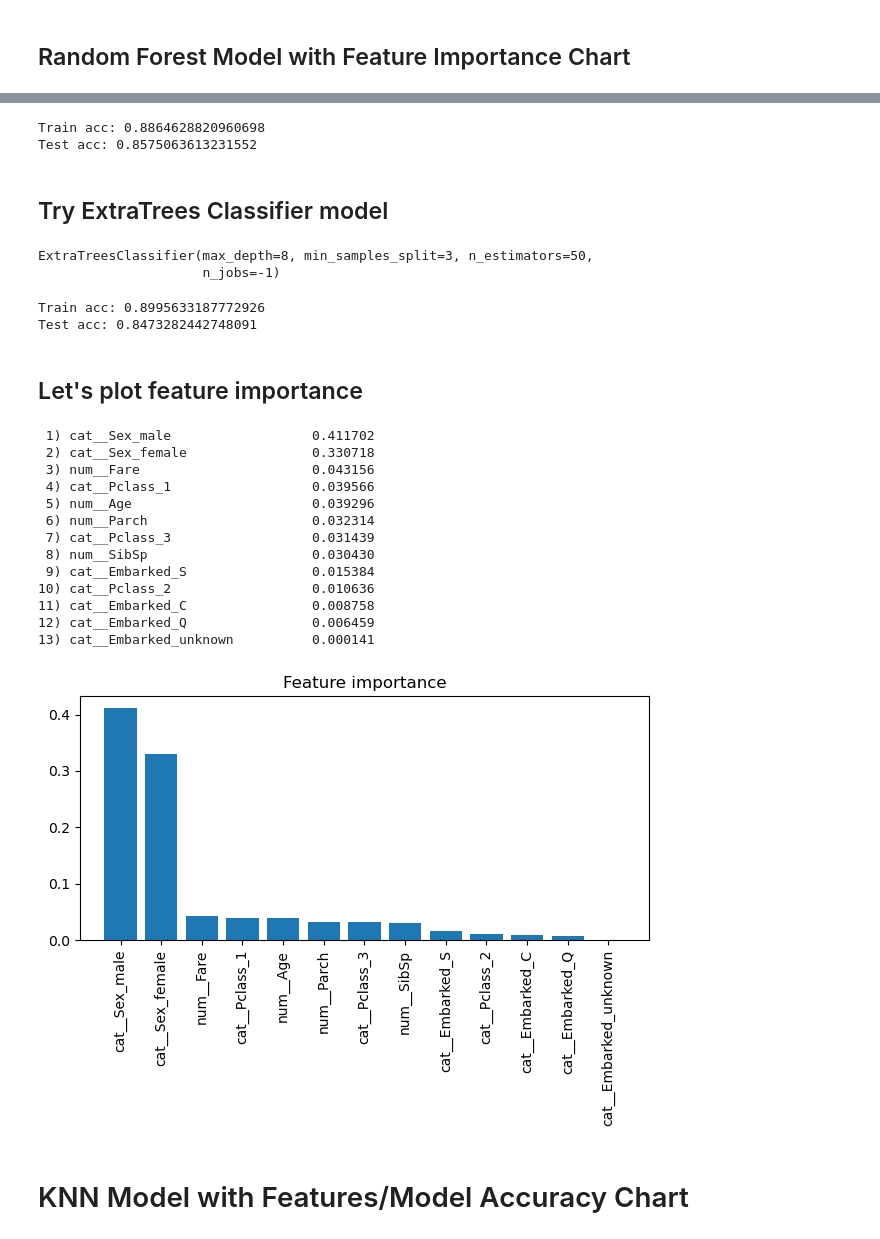
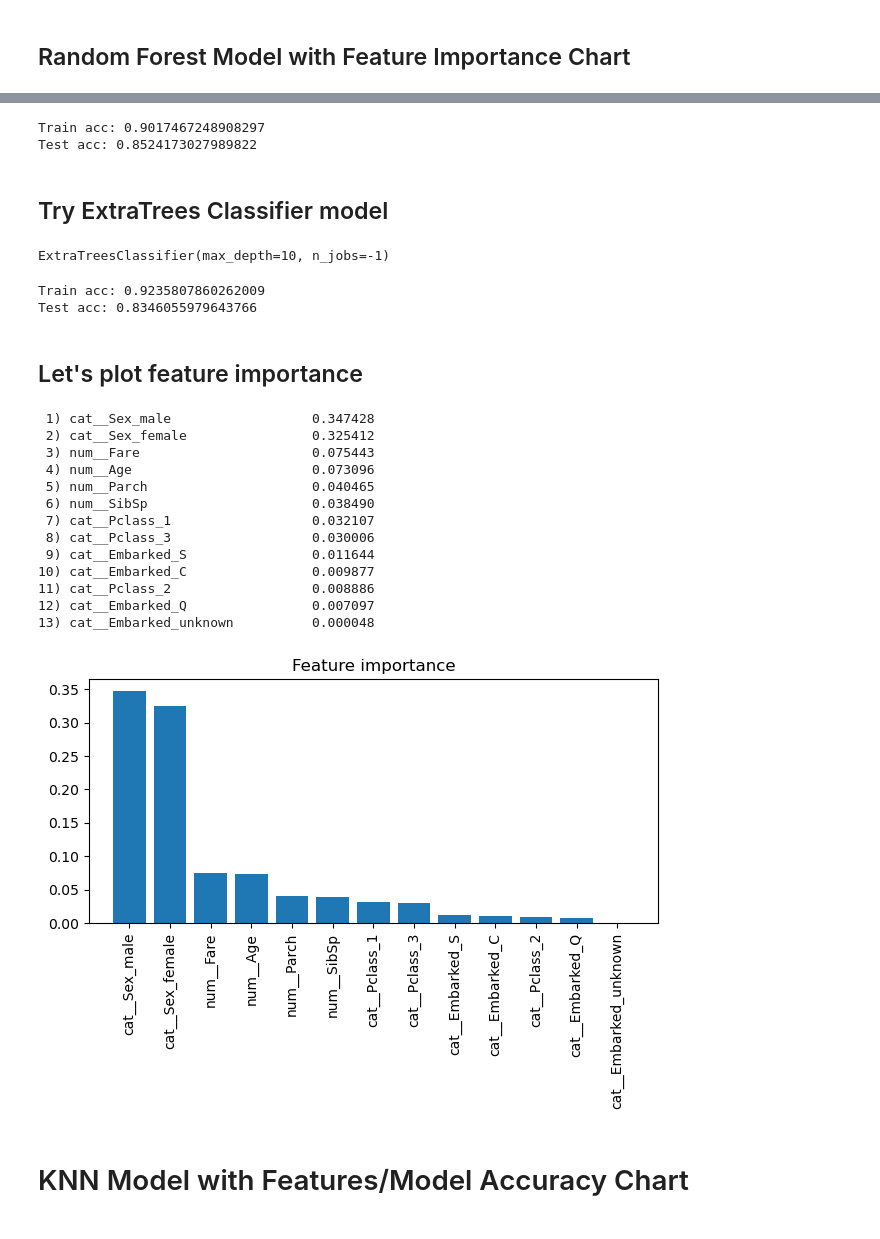
Before and after one commit to ChadUSF/DSDP, a Jupyter notebook: Titanic/Titanic.ipynb, the cells around one changed output, grey strips where cells are left out. Drawn from its saved outputs; the diff is of its cells as text; code cells hidden in the pictures.

```diff
--- a/Titanic/Titanic.ipynb
+++ b/Titanic/Titanic.ipynb
@@ -326,7 +338,7 @@ import matplotlib.pyplot as plt
 
 feat_labels = train_x2.columns
 
-rnd_clf = RandomForestClassifier(n_estimators=73, max_depth=6, min_samples_split=3, n_jobs=-1)
+rnd_clf = RandomForestClassifier(n_estimators=50, max_depth=7, min_samples_split=3, n_jobs=-1)
 
 rnd_clf.fit(train_x2, train_y)
 
@@ -374,19 +386,18 @@ test_y_pred = rnd_clf.predict(test_x)
 test_acc = accuracy_score(test_y, test_y_pred)
 print('Test acc: {}' .format(test_acc))
 # %% [output]
-Train acc: 0.8864628820960698
-Test acc: 0.8575063613231552
+Train acc: 0.9017467248908297
+Test acc: 0.8524173027989822
 # %% [markdown]
 ## Try ExtraTrees Classifier model
 # %%
 from sklearn.ensemble import ExtraTreesClassifier
 
-ETC = ExtraTreesClassifier(n_estimators=50, max_depth=8, min_samples_split=3, n_jobs=-1)
-
+#ETC = ExtraTreesClassifier(n_estimators=50, max_depth=8, min_samples_split=3, n_jobs=-1)
+ETC = ExtraTreesClassifier(n_estimators=100, max_depth=10, min_samples_split=2, n_jobs=-1)
 ETC.fit(train_x, train_y)
 # %% [output]
-ExtraTreesClassifier(max_depth=8, min_samples_split=3, n_estimators=50,
-                     n_jobs=-1)
+ExtraTreesClassifier(max_depth=10, n_jobs=-1)
 # %%
 train_y_pred = ETC.predict(train_x)
 train_acc = accuracy_score(train_y, train_y_pred)
@@ -396,54 +407,54 @@ test_y_pred = ETC.predict(test_x)
 test_acc = accuracy_score(test_y, test_y_pred)
 print('Test acc: {}' .format(test_acc))
 # %% [output]
-Train acc: 0.8995633187772926
-Test acc: 0.8473282442748091
+Train acc: 0.9235807860262009
+Test acc: 0.8346055979643766
 # %% [markdown]
 ## Let's plot feature importance
 # %%
 import matplotlib.pyplot as plt
 
 feat_labels = train_x2.columns
 
-ETC = ExtraTreesClassifier(n_estimators=50, max_depth=8, min_samples_split=3, n_jobs=-1)
+ETC = ExtraTreesClassifier(n_estimators=100, max_depth=10, min_samples_split=2, n_jobs=-1)
 
 ETC.fit(train_x2, train_y)
 
 importances = ETC.feature_importances_
 
 indices = np.argsort(importances)[::-1]
 
 for f in range(train_x2.shape[1]):
     print("%2d) %-*s %f" % (f + 1, 30,
                             feat_labels[indices[f]],
                             importances[indices[f]]))
 
 plt.title('Feature importance')
 plt.bar(range(train_x2.shape[1]),
         importances[indices],
         align='center')
 
 plt.xticks(range(train_x2.shape[1]),
            feat_labels[indices], rotation=90)
 plt.xlim([-1, train_x2.shape[1]])
 plt.tight_layout()
 # plt.savefig('figures/04_10.png', dpi=300)
 plt.show()
 # %% [output]
- 1) cat__Sex_male                  0.411702
- 2) cat__Sex_female                0.330718
- 3) num__Fare                      0.043156
- 4) cat__Pclass_1                  0.039566
- 5) num__Age                       0.039296
- 6) num__Parch                     0.032314
- 7) cat__Pclass_3                  0.031439
- 8) num__SibSp                     0.030430
- 9) cat__Embarked_S                0.015384
-10) cat__Pclass_2                  0.010636
-11) cat__Embarked_C                0.008758
-12) cat__Embarked_Q                0.006459
-13) cat__Embarked_unknown          0.000141
+ 1) cat__Sex_male                  0.347428
+ 2) cat__Sex_female                0.325412
+ 3) num__Fare                      0.075443
+ 4) num__Age                       0.073096
+ 5) num__Parch                     0.040465
+ 6) num__SibSp                     0.038490
+ 7) cat__Pclass_1                  0.032107
+ 8) cat__Pclass_3                  0.030006
+ 9) cat__Embarked_S                0.011644
+10) cat__Embarked_C                0.009877
+11) cat__Pclass_2                  0.008886
+12) cat__Embarked_Q                0.007097
+13) cat__Embarked_unknown          0.000048
-[figure, old version]
+[figure, new version]
 # %% [markdown]
 # KNN Model with Features/Model Accuracy Chart
 # %% [markdown]
```
Also changed, not shown: parts of 31 cells of this notebook.
